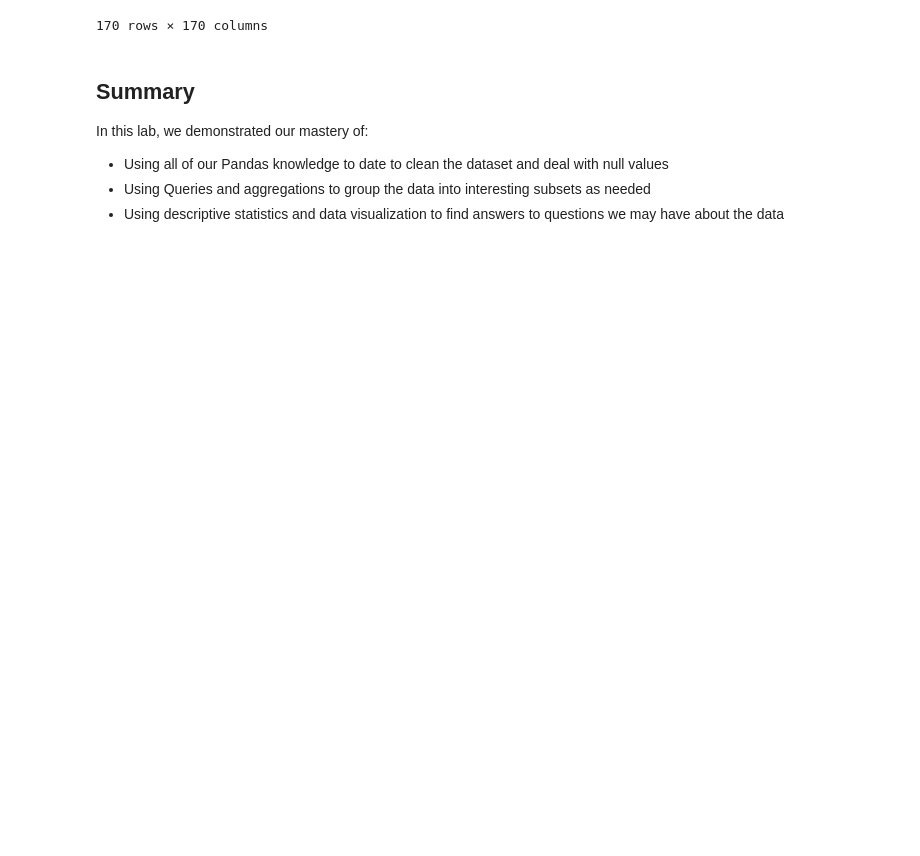
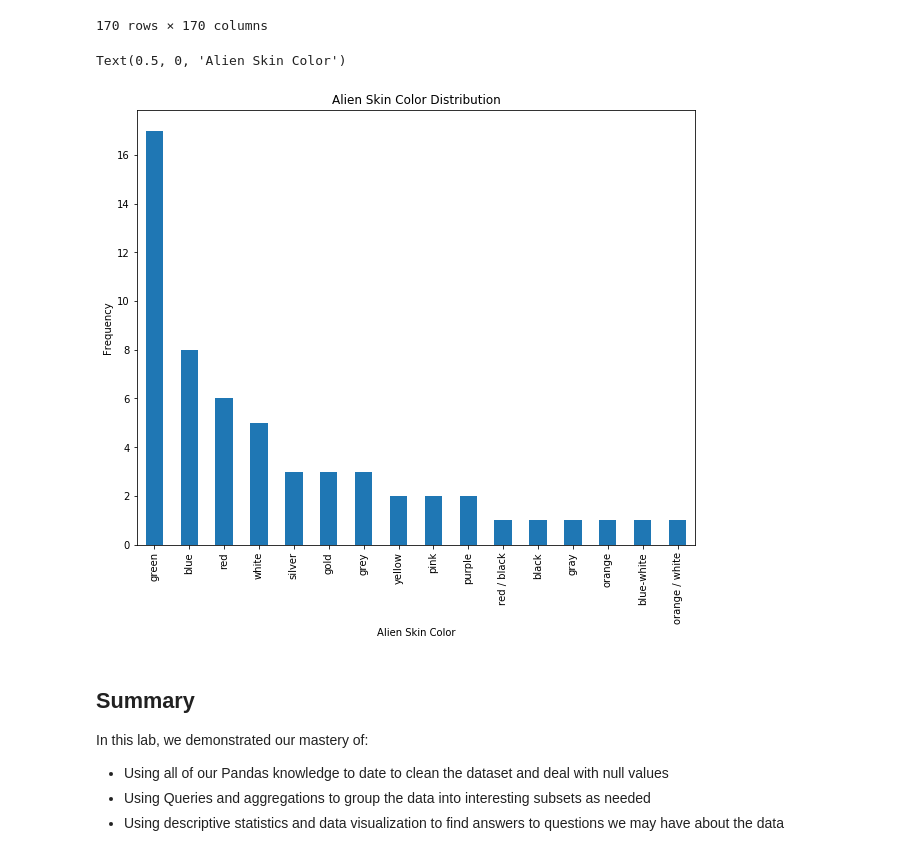
Before and after one commit to gabrieljarosi/dsc-data-cleaning-project-onl01-dtsc-pt-041320, a Jupyter notebook: index.ipynb, the cells around one changed output. Drawn from its saved outputs; the diff is of its cells as text; code cells hidden in the pictures; blank space fills up the shorter version.

```diff
--- a/index.ipynb
+++ b/index.ipynb
@@ -555,6 +566,18 @@ heroes_and_powers_df_2.corr()
 #There is no correlation between the number of powers and height or weight
 #Power_qty and Height corrolation is -0.06
 #Power_qty and Weight corrolation is 0.09
+# %%
+Alien_heroes_df = heroes_df[(heroes_df['Race'] != 'Human') & (heroes_df['Race'] != '-') & (heroes_df['Race'] != 'Cyborg')
+                           & (heroes_df['Race'] != 'Human / Radiation')& (heroes_df['Race'] != 'Andriod')
+                            & (heroes_df['Race'] != 'Gorilla')]
+Alien_heroes_df = Alien_heroes_df[Alien_heroes_df['Skin color'] != '-']
+Alien_heroes_df['Skin color'].value_counts().plot(kind = 'bar',figsize = (10,8))
+plt.title('Alien Skin Color Distribution')
+plt.ylabel('Frequency')
+plt.xlabel('Alien Skin Color')
+# %% [output]
+Text(0.5, 0, 'Alien Skin Color')
+[figure, added]
 # %% [markdown]
 ## Summary
 
```
Also changed, not shown: parts of 2 cells of this notebook.
